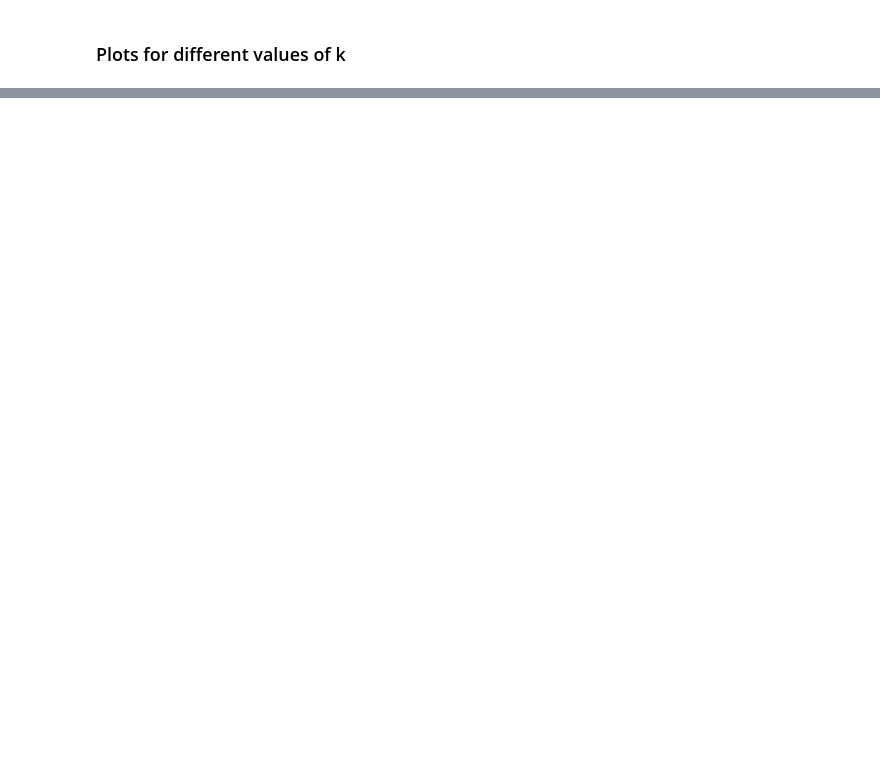
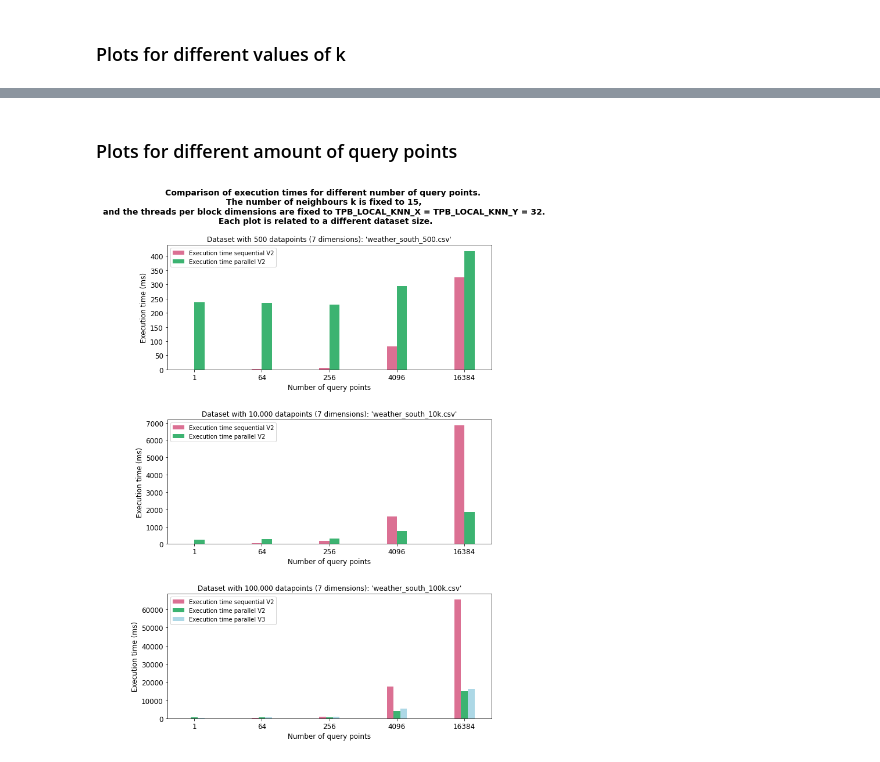
Before and after one commit to TheKastenkarl/parallel-knn-c, a Jupyter notebook: Profiling.ipynb, the cells around one changed output, grey strips where cells are left out. Saved outputs shown, nothing was run; the diff lists cells and outputs as text; code cells hidden in the pictures; blank space fills up the shorter version.

```diff
--- a/Profiling.ipynb
+++ b/Profiling.ipynb
@@ -203,0 +218,56 @@ fig.set_size_inches(10, 15, forward=True)
+# %% [markdown]
+### Plots for different amount of query points
+# %%
+index_q = ['1','64', '256', '4096', '16384']
+
+execution_time_sequentialV2_500 = [0.039981, 1.4769, 5.2947, 80.933, 324.16]
+execution_time_parallelV2_500 = [236.07, 234.64, 228.92, 294.61, 417.34]
+
+execution_time_sequentialV2_10k = [0.64793, 32.898, 170.24, 1572.44, 6851.95]
+execution_time_parallelV2_10k = [252.11, 292.83, 317.65, 758.33, 1843.21]
+
+execution_time_sequentialV2_100k = [3.8689, 249.01, 996.18, 17626.9, 65312.2]
+execution_time_parallelV2_100k = [416.00, 491.32, 685.28, 3978.97, 14802.0]
+execution_time_parallelV3_100k = [396.34, 503.05, 1020.04, 5391.90, 16221.5]
+
+df_500 = pd.DataFrame({
+                   'Execution time sequential V2': execution_time_sequentialV2_500,
+                   'Execution time parallel V2': execution_time_parallelV2_500,
+                   }, index=index_q)
+
+df_10k = pd.DataFrame({
+                   'Execution time sequential V2': execution_time_sequentialV2_10k,
+                   'Execution time parallel V2': execution_time_parallelV2_10k,
+                   }, index=index_q)
+
+df_100k = pd.DataFrame({
+                   'Execution time sequential V2': execution_time_sequentialV2_100k,
+                   'Execution time parallel V2': execution_time_parallelV2_100k,
+                   'Execution time parallel V3': execution_time_parallelV3_100k,
+                   }, index=index_q)
+
+
+width = 0.3
+
+fig, axes = plt.subplots(nrows = 3, ncols = 1)
+
+ax = df_500.plot.bar(ax = axes[0], width = width, rot = 0, alpha = 1, fontsize=12, color={"Execution time sequential V2": "palevioletred", "Execution time parallel V2": "mediumseagreen"})
+ax.set_title("Dataset with 500 datapoints (7 dimensions): 'weather_south_500.csv'")
+ax.set_xlabel("Number of query points", fontsize=12)
+ax.set_ylabel("Execution time (ms)", fontsize=12)
+
+ax = df_10k.plot.bar(ax = axes[1], width = width, rot = 0, alpha = 1, fontsize=12, color={"Execution time sequential V2": "palevioletred", "Execution time parallel V2": "mediumseagreen"})
+ax.set_title("Dataset with 10,000 datapoints (7 dimensions): 'weather_south_10k.csv'")
+ax.set_xlabel("Number of query points", fontsize=12)
+ax.set_ylabel("Execution time (ms)", fontsize=12)
+
+ax = df_100k.plot.bar(ax = axes[2], width = width, rot = 0, alpha = 1, fontsize=12, color={"Execution time sequential V2": "palevioletred", "Execution time parallel V2": "mediumseagreen", "Execution time parallel V3": "lightblue"})
+ax.set_title("Dataset with 100,000 datapoints (7 dimensions): 'weather_south_100k.csv'")
+ax.set_xlabel("Number of query points", fontsize=12)
+ax.set_ylabel("Execution time (ms)", fontsize=12)
+
+plt.subplots_adjust(hspace=0.4)
+fig.suptitle("Comparison of execution times for different number of query points. \n The number of neighbours k is fixed to 15, \n and the threads per block dimensions are fixed to TPB_LOCAL_KNN_X = TPB_LOCAL_KNN_Y = 32. \n Each plot is related to a different dataset size.", y=0.97, fontweight = "bold", fontsize = 14)
+fig.set_size_inches(10, 15, forward=True)
+# %% [output]
+[figure, added]
```
Also changed, not shown: parts of 15 cells of this notebook.
